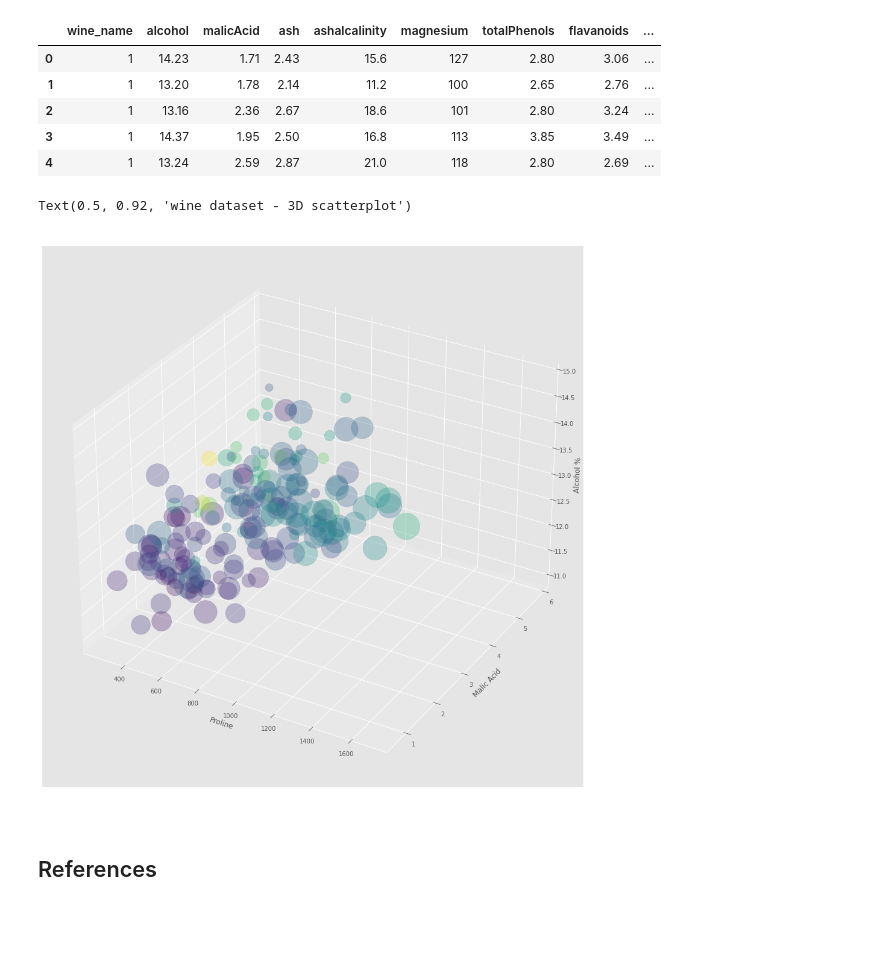
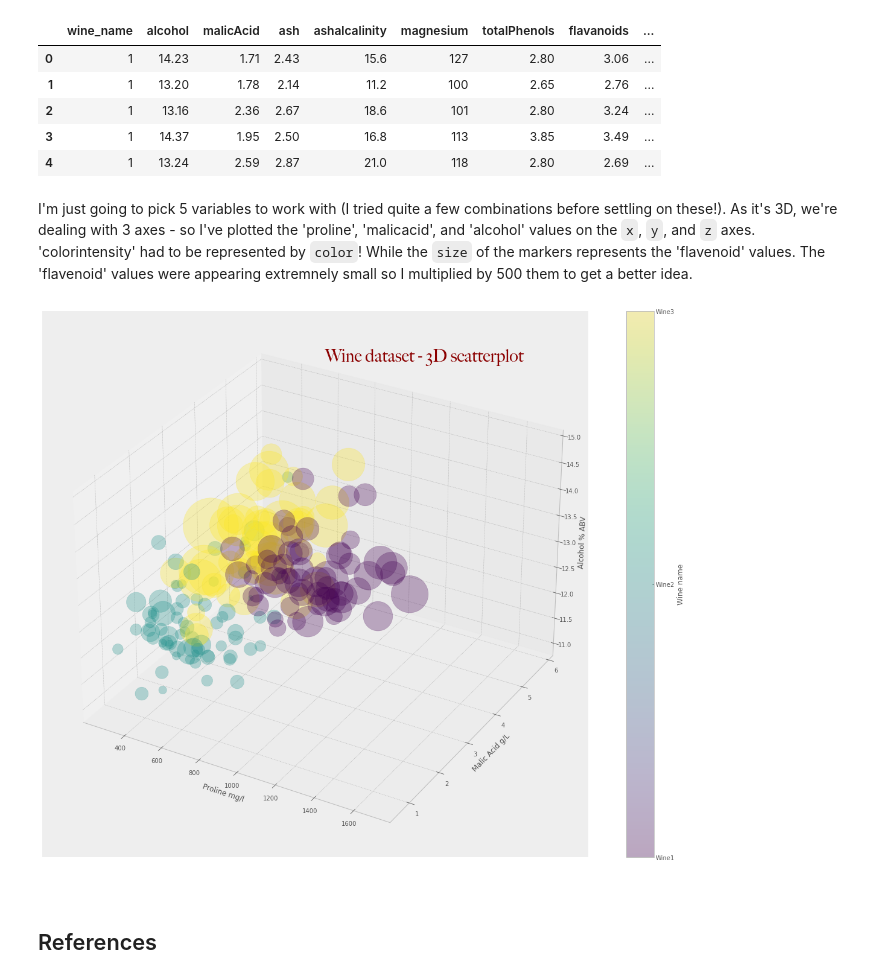
Before and after one commit to Caoimhinv/Fundamentals_Assessment, a Jupyter notebook: pyplot.ipynb, the cells around one changed output. Drawn from its saved outputs; the diff is of its cells as text; code cells hidden in the pictures; blank space fills up the shorter version.

```diff
--- a/pyplot.ipynb
+++ b/pyplot.ipynb
@@ -364,36 +437,50 @@ df.head()
 | 2 | 1 | 13.16 | 2.36 | 2.67 | 18.6 | 101 | 2.80 | 3.24 | ... |
 | 3 | 1 | 14.37 | 1.95 | 2.50 | 16.8 | 113 | 3.85 | 3.49 | ... |
 | 4 | 1 | 13.24 | 2.59 | 2.87 | 21.0 | 118 | 2.80 | 2.69 | ... |
+# %% [markdown]
+I'm just going to pick 5 variables to work with (I tried quite a few combinations before settling on these!). As it's 3D, we're dealing with 3 axes - so I've plotted the 'proline', 'malicacid', and 'alcohol' values on the `x`, `y`, and `z` axes. 'colorintensity' had to be represented by `color`! While the `size` of the markers represents the 'flavenoid' values. The 'flavenoid' values were appearing extremnely small so I multiplied by 500 them to get a better idea.
 # %%
-# adapted from https://towardsdatascience.com/five-advanced-plots-in-python-matplotlib-134bfdaeeb86
-plt.style.use('ggplot')
+# # set style
+# plt.style.use('fivethirtyeight')
+
 # creating variables
 x = df['proline']
 y = df['malicAcid']
 z = df['alcohol']
 
 # sets colors as variable for 'colorIntensity'
-colors = df['colorIntensity']
+colors = df['wine_name']
 
-# sets sizes as another variable using 'flavanoids' - I've multiplied this because it was very small!
-sizes = 500 * df['flavanoids']
+# sets sizes as another variable using 'flavanoids' - I've squared and multiplied this because it was very small!
+sizes = (df['colorIntensity']**2)*50
 
 # create the plot
 fig = plt.figure(figsize=(18, 13), tight_layout=True)
 ax = plt.axes(projection="3d")
-ax.scatter3D(x, y, z, c = colors, s = sizes,
+scat_plot = ax.scatter3D(x, y, z, c = colors, s = sizes,
              alpha = 0.3)
 
+# create a colorbar
+cb = plt.colorbar(scat_plot, pad=0.05,label = 'Wine name')
+
+# set ticks
+cb.set_ticks([1,2,3])
+
+# set tick labels
+cb.set_ticklabels(["Wine1", "Wine2", "Wine3"])
+
 # set x, y and z labels
-ax.set_xlabel("Proline")
-ax.set_ylabel("Malic Acid")
-ax.set_zlabel("Alcohol %")
+ax.set_xlabel("Proline mg/l")
+ax.set_ylabel("Malic Acid g/L")
+ax.set_zlabel("Alcohol % ABV")
+
+# sets the font
+font = {'fontname':'Big Caslon'}
 
 # set title
-ax.set_title("wine dataset - 3D scatterplot")
+ax.set_title("Wine dataset - 3D scatterplot", fontsize = 28, y=0.98, x=0.7, **font, color='darkred');
 # %% [output]
-Text(0.5, 0.92, 'wine dataset - 3D scatterplot')
-[figure, old version]
+[figure, new version]
 # %% [markdown]
 <br>
 
```
Also changed, not shown: parts of 22 cells of this notebook, 4 other files.
